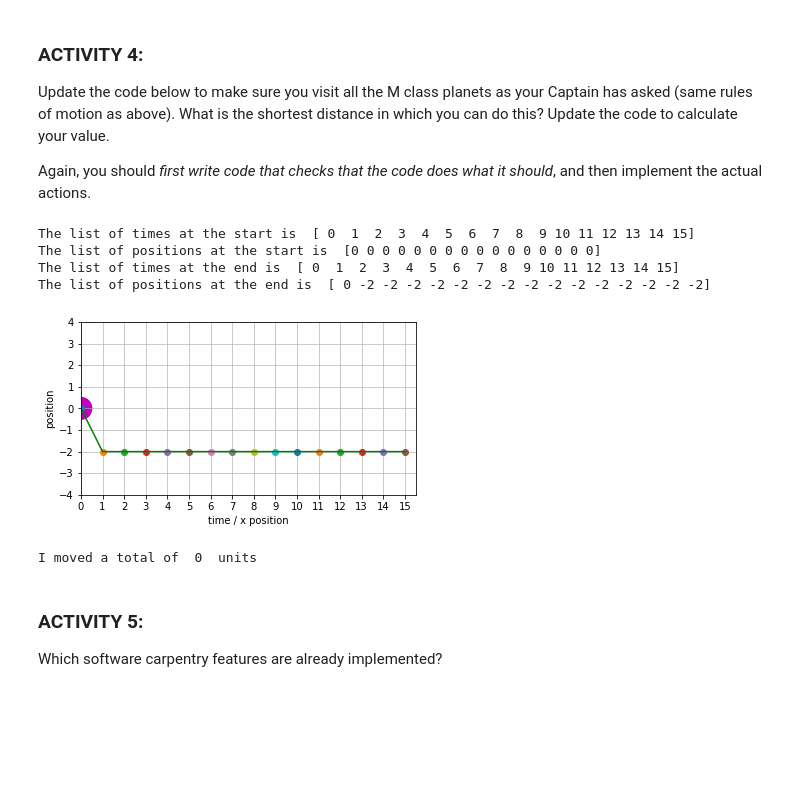
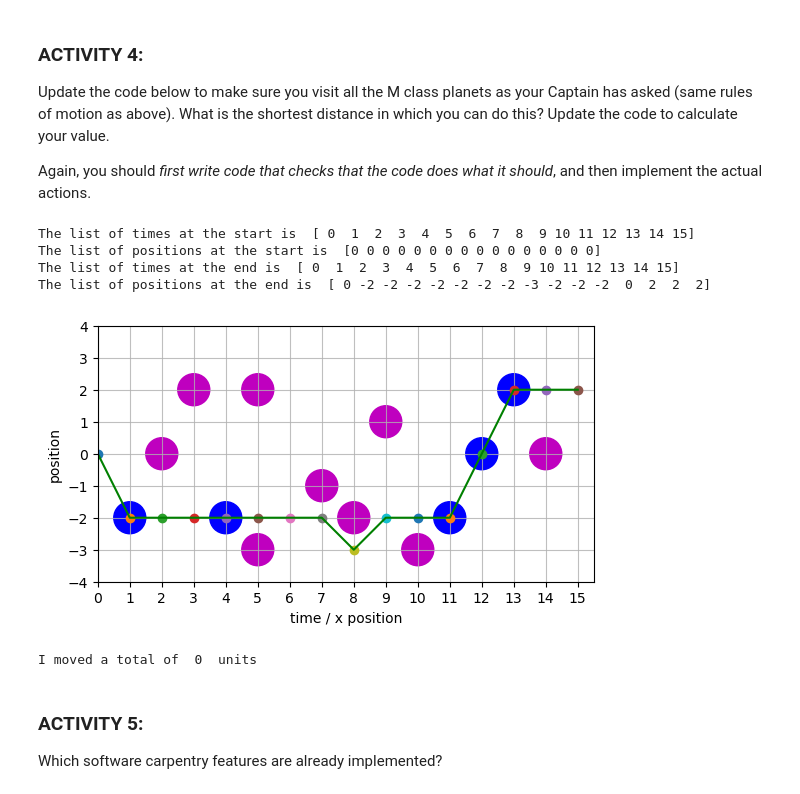
Before and after one commit to KAClough/TopicsInSciComp, a Jupyter notebook: Notebooks/Week2_LabExercises.ipynb, the cells around one changed output. Drawn from its saved outputs; the diff is of its cells as text; code cells hidden in the pictures; blank space fills up the shorter version.

```diff
--- a/Notebooks/Week2_LabExercises.ipynb
+++ b/Notebooks/Week2_LabExercises.ipynb
@@ -78,13 +76,16 @@ Remember *defensive programming*? You will see that the code does not check that
 *TIP: You probably want to write any tests as a separate function. Would it be better to call them at each step or just at the end?*
 # %%
 # Plot again the asteroid field, so that we can plot the path on top of it
-# plt.ion() # Make the plotting interactive so we can update the path as we fly
+plt.ion() # Make the plotting interactive so we can update the path as we fly
+print(list_of_times)
 fig = plt.figure()
 ax1 = plt.gcf().gca() #this stands for get current figure, get current axis
+print(list_of_y_positions)
 plot_asteroid_field(ax1)
 
 # go through the list of times, where index is the index within the
 # list, and time_now is the entry at that index
+total_distance_moved = 0
 for index, time_now in enumerate(list_of_times) :
 
     # the list of things to do when at a certain time starts with an 'if'
@@ -98,11 +99,12 @@ for index, time_now in enumerate(list_of_times) :
         step_size = 1
         # moving y position by the step size
         list_of_y_positions[index] = list_of_y_positions[index - 1] + step_size
+        total_distance_moved += 1
 
-    # UPDATE ME!
-    # Add more else if options here to cover all the times you need to move the ship
-    # (Try to make this as minimal as possible, rather than writing one elif statement
-    # per time step)
+    elif (time_now == 7):
+        step_size = -1
+        list_of_y_positions[index] = list_of_y_positions[index - 1] + step_size
+        total_distance_moved += 1
 
     # finally, give the default option for all other cases using 'else'
     else :
@@ -110,6 +112,7 @@ for index, time_now in enumerate(list_of_times) :
         step_size = 0
         # moving y position by the step size
         list_of_y_positions[index] = list_of_y_positions[index - 1] + step_size
+        total_distance_moved += 1
 
     position_now = list_of_y_positions[index]
     plt.plot(time_now, position_now, 'o')
@@ -119,12 +122,12 @@ print("The list of times at the end is ", list_of_times)
 print("The list of y positions at the end is ", list_of_y_positions)
 
 plt.plot(list_of_times, list_of_y_positions, 'g-')
+
 plt.show()
 
 # Uncomment to save the figure
 # plt.savefig("flight_path.png")
 
 # Print out some information
-total_distance_moved = 0 # UPDATE ME!
 print("I moved a total of ", total_distance_moved, " units")
 # %% [output]
@@ -154,7 +159,7 @@ def plot_planet_locations(ax) :
 
     # Mark the planet positions onto the plot - read in the data from data/planet_locations.dat
     # HINT: the function you need is called loadtxt
-    planet_locations= np.array([[0,0,0], [0,0,0]]) # UPDATE ME!
+    planet_locations = np.loadtxt('./data/planet_locations.dat')
 
     for index, location in enumerate(planet_locations) :
         is_minshara_class =  (location[2] == 1)
@@ -219,40 +224,56 @@ for index, time_now in enumerate(list_of_times) :
         # moving y position by the step size
         list_of_y_positions[index] = list_of_y_positions[index - 1] - step_size
 
+    elif (time_now == 8):
+        step_size = -1
+        list_of_y_positions[index] = list_of_y_positions[index - 1] + step_size
+
+    elif (time_now == 9):
+        step_size = 1
+        list_of_y_positions[index] = list_of_y_positions[index - 1] + step_size
+
+    elif (time_now == 12):
+        step_size = 2
+        list_of_y_positions[index] = list_of_y_positions[index - 1] + step_size
+
+    elif (time_now == 13):
+        step_size = 2
+        list_of_y_positions[index] = list_of_y_positions[index - 1] + step_size
+
     # UPDATE ME!
     # Add more else if options here to cover all the times you need to move the ship
     # (Try to make this as minimal as possible, rather than writing one elif statement
     # per time step)
 
     # finally, give the default option for all other cases using 'else'
     else :
         # nothing happens at other times
         step_size = 0
         list_of_y_positions[index] = list_of_y_positions[index - 1] + step_size
 
     position_now = list_of_y_positions[index]
     plt.plot(time_now, position_now, 'o')
     # Uncomment this for interactive version
     # plt.pause(0.4)
 
 print("The list of times at the end is ", list_of_times)
 print("The list of positions at the end is ", list_of_y_positions)
 
 plt.plot(list_of_times, list_of_y_positions, 'g-')
 plt.show()
 
 # Uncomment to save the figure
 #plt.savefig("myplot2.png")
 
 # Calculate and print out some information
 total_distance_moved = 0
 print("I moved a total of ", total_distance_moved, " units")
 # %% [output]
 The list of times at the start is  [ 0  1  2  3  4  5  6  7  8  9 10 11 12 13 14 15]
 The list of positions at the start is  [0 0 0 0 0 0 0 0 0 0 0 0 0 0 0 0]
 The list of times at the end is  [ 0  1  2  3  4  5  6  7  8  9 10 11 12 13 14 15]
-The list of positions at the end is  [ 0 -2 -2 -2 -2 -2 -2 -2 -2 -2 -2 -2 -2 -2 -2 -2]
+The list of positions at the end is  [ 0 -2 -2 -2 -2 -2 -2 -2 -3 -2 -2 -2  0  2  2  2]
-[figure, old version]
+[figure, new version]
 I moved a total of  0  units
 # %% [markdown]
 ### ACTIVITY 5:
```
Also changed, not shown: parts of 3 cells of this notebook.
